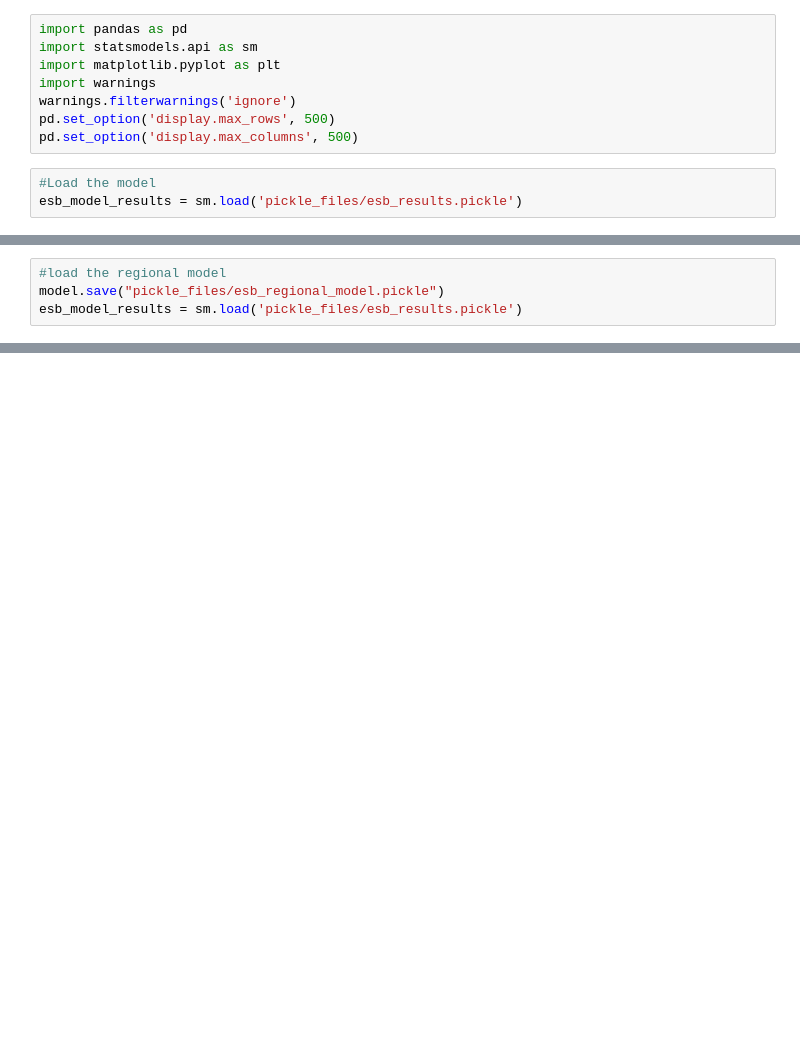
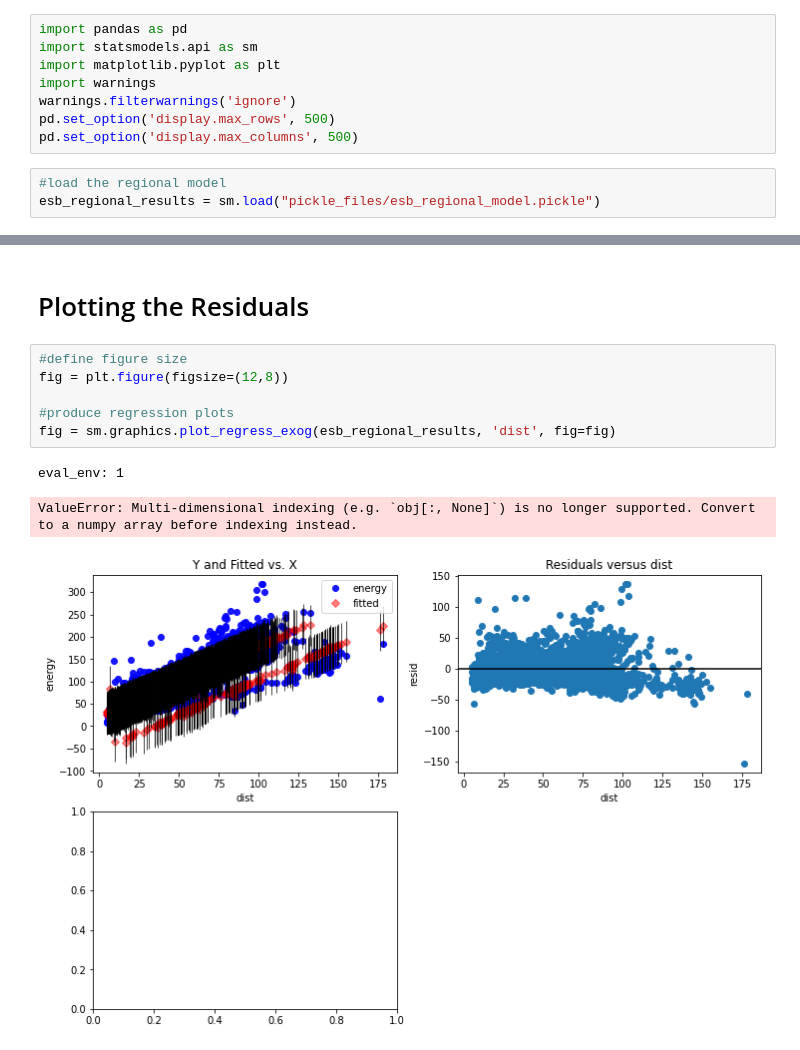
Before and after one commit to basillatif/esb_idling, a Jupyter notebook: L_R_fitting.ipynb, the cells around one changed output, grey strips where cells are left out. Cells and saved outputs as stored; diff of their text form; blank space fills up the shorter version.

Commit message:
plotting residuals

```diff
--- a/L_R_fitting.ipynb
+++ b/L_R_fitting.ipynb
@@ -7,6 +7,6 @@ warnings.filterwarnings('ignore')
 pd.set_option('display.max_rows', 500)
 pd.set_option('display.max_columns', 500)
 # %%
-#Load the model
-esb_model_results = sm.load('pickle_files/esb_results.pickle')
+#load the regional model
+esb_regional_results = sm.load("pickle_files/esb_regional_model.pickle")
 # %%
@@ -29,4 +24,0 @@ R2:  0.8307263505452398
-# %%
-#load the regional model
-model.save("pickle_files/esb_regional_model.pickle")
-esb_model_results = sm.load('pickle_files/esb_results.pickle')
@@ -32,0 +80,12 @@ esb_model_results = sm.load('pickle_files/esb_results.pickle')
+# %% [markdown]
+# Plotting the Residuals
+# %%
+#define figure size
+fig = plt.figure(figsize=(12,8))
+
+#produce regression plots
+fig = sm.graphics.plot_regress_exog(esb_regional_results, 'dist', fig=fig)
+# %% [output]
+eval_env: 1
+ValueError: Multi-dimensional indexing (e.g. `obj[:, None]`) is no longer supported. Convert to a numpy array before indexing instead.
+[figure, added]
```
Also changed, not shown: parts of 5 cells of this notebook.
